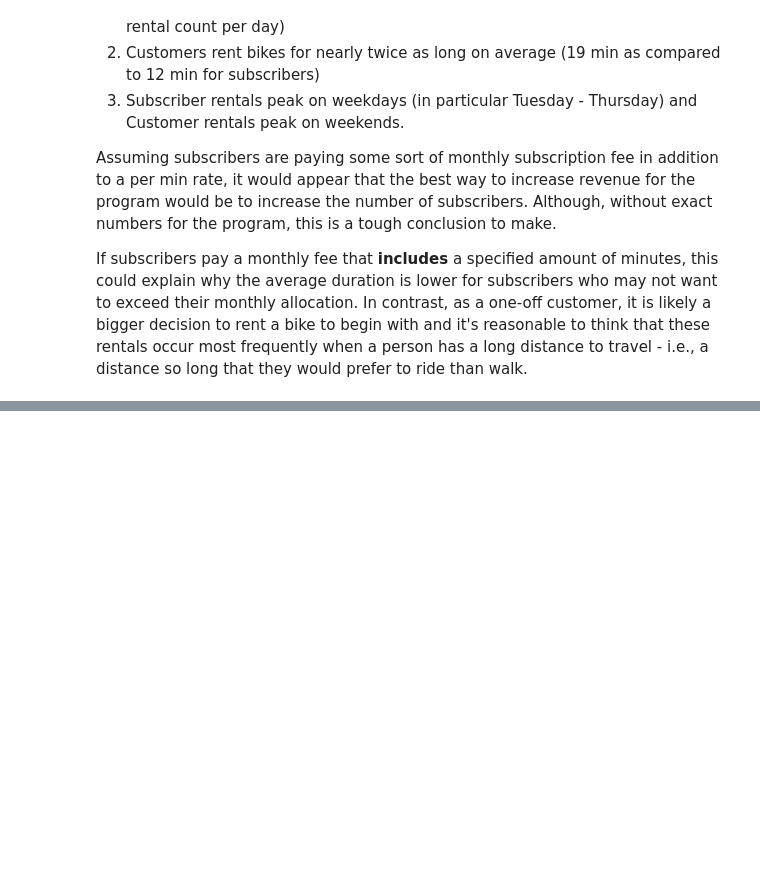
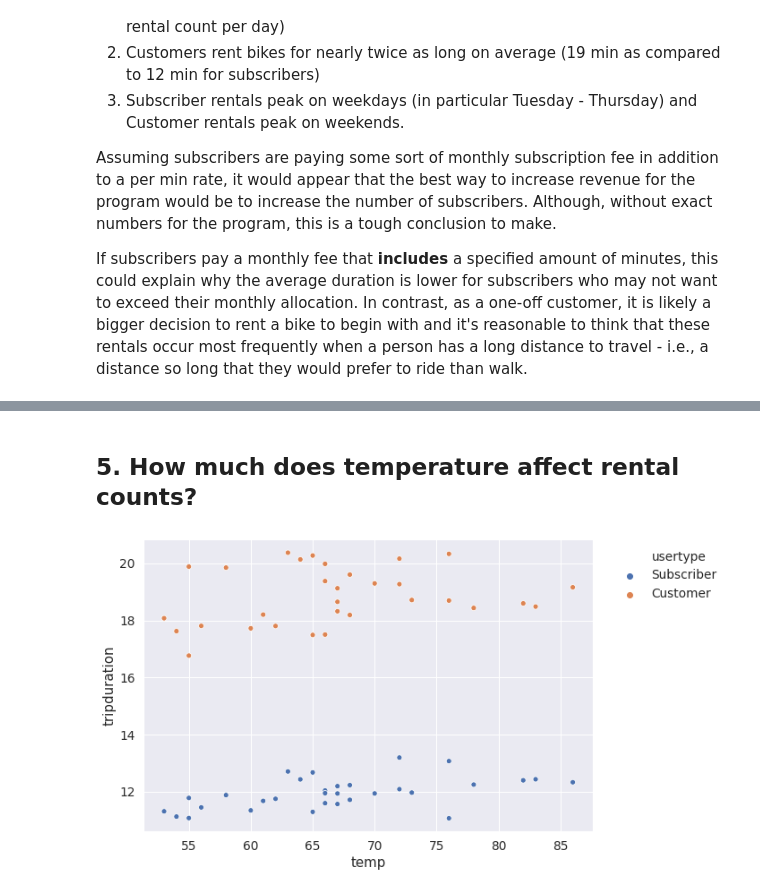
Before and after one commit to stevenrhart/bike-rentals, a Jupyter notebook: notebooks/Bike_Rentals.ipynb, the cells around one changed output, grey strips where cells are left out. Saved outputs shown, nothing was run; the diff lists cells and outputs as text; code cells hidden in the pictures; blank space fills up the shorter version.

```diff
--- a/notebooks/Bike_Rentals.ipynb
+++ b/notebooks/Bike_Rentals.ipynb
@@ -194,2 +249,7 @@ df['date'] = df['starttime'].dt.date
+# %%
+# Drop unnecessary columns
+df = df.drop(['start_station_id', 'end_station_id', 'starttime', 'stoptime', 'start_station_latitude',
+'start_station_longitude', 'end_station_latitude', 'end_station_longitude', 'str_date', 'bikeid',
+'gender', 'birth_year'], axis=1)
 # %% [markdown]
 
@@ -602,3 +446,0 @@ m
-# %%
-df['location'] = list(zip(df['start_station_latitude'], df['start_station_longitude']))
-df['location'].head()
@@ -612,16 +446,0 @@ Name: location, dtype: object
-# %%
-# Function to convert lat, long to mercator (adapted from Colin Patrick Reid, Towards Data Science)
-def merc(location):
-    lat = location[0]
-    lon = location[1]
-
-    r_major = 6378137.000
-    x = r_major * math.radians(lon)
-    scale = x/lon
-    y = 180.0/math.pi * math.log(math.tan(math.pi/4.0 +
-        lat * (math.pi/180.0)/2.0)) * scale
-    return (x, y)
-
-# Convert lat, lon to Mercator coordinates
-df['coords_x'] = df['location'].apply(lambda x: merc(x)[0])
-df['coords_y'] = df['location'].apply(lambda x: merc(x)[1])
@@ -687,0 +679,18 @@ show(p)
+# %% [markdown]
+## 5. How much does temperature affect rental counts?
+# %%
+new_df = df.pivot_table(index=['date', 'usertype', 'temp'],
+                                                     values=['tripduration', 'count'],
+                                                     aggfunc={"count": np.sum,"tripduration": np.mean}).\
+                                                     sort_values("usertype", ascending=False).reset_index()
+# %%
+###TODO
+# split into facet grid to show usertypes side by side
+# Clean up styling - add title, update legend and axis titles
+# Reverse colors to match up with other charts
+
+plt.figure(figsize=(9,6))
+ax = sns.scatterplot(y="tripduration", x="temp", hue="usertype", data=new_df)
+plt.legend(loc='upper right', bbox_to_anchor=(1.3, 1), ncol=1);
+# %% [output]
+[figure, added]
```
Also changed, not shown: parts of 61 cells of this notebook, 1 other file.
